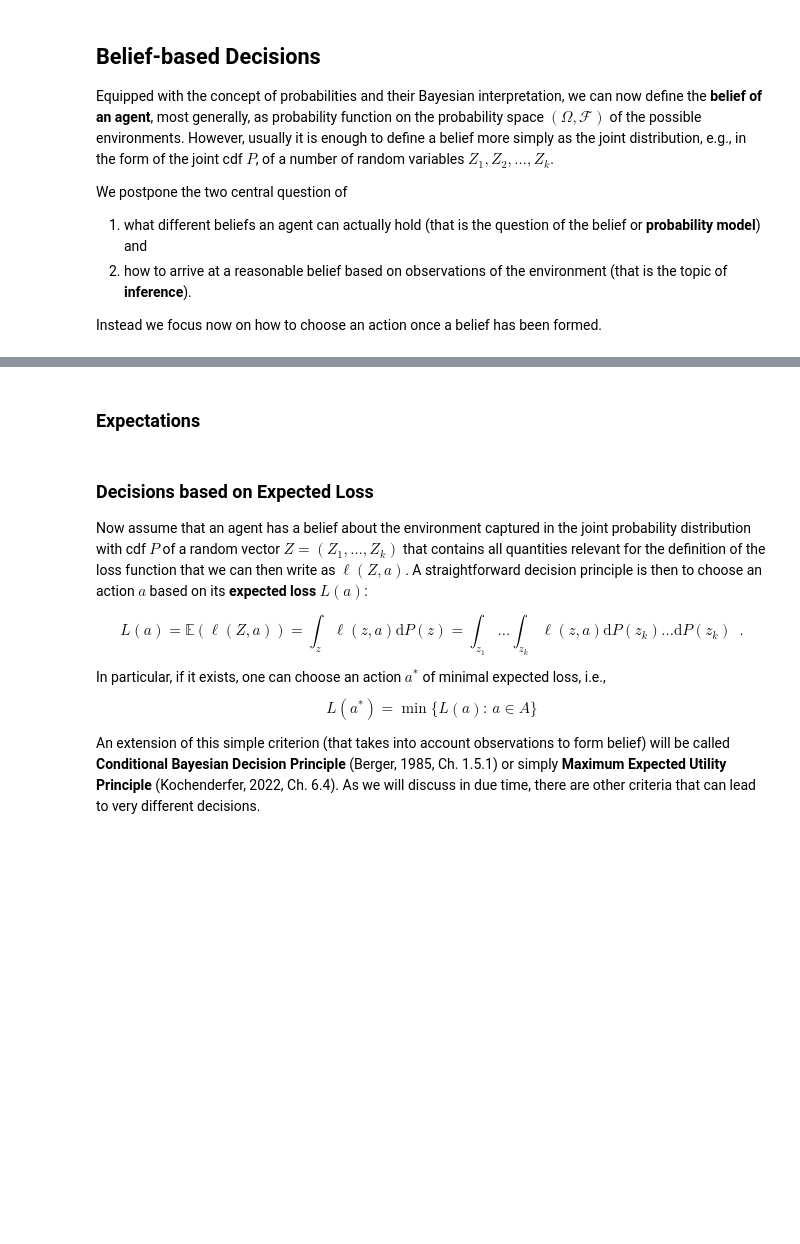
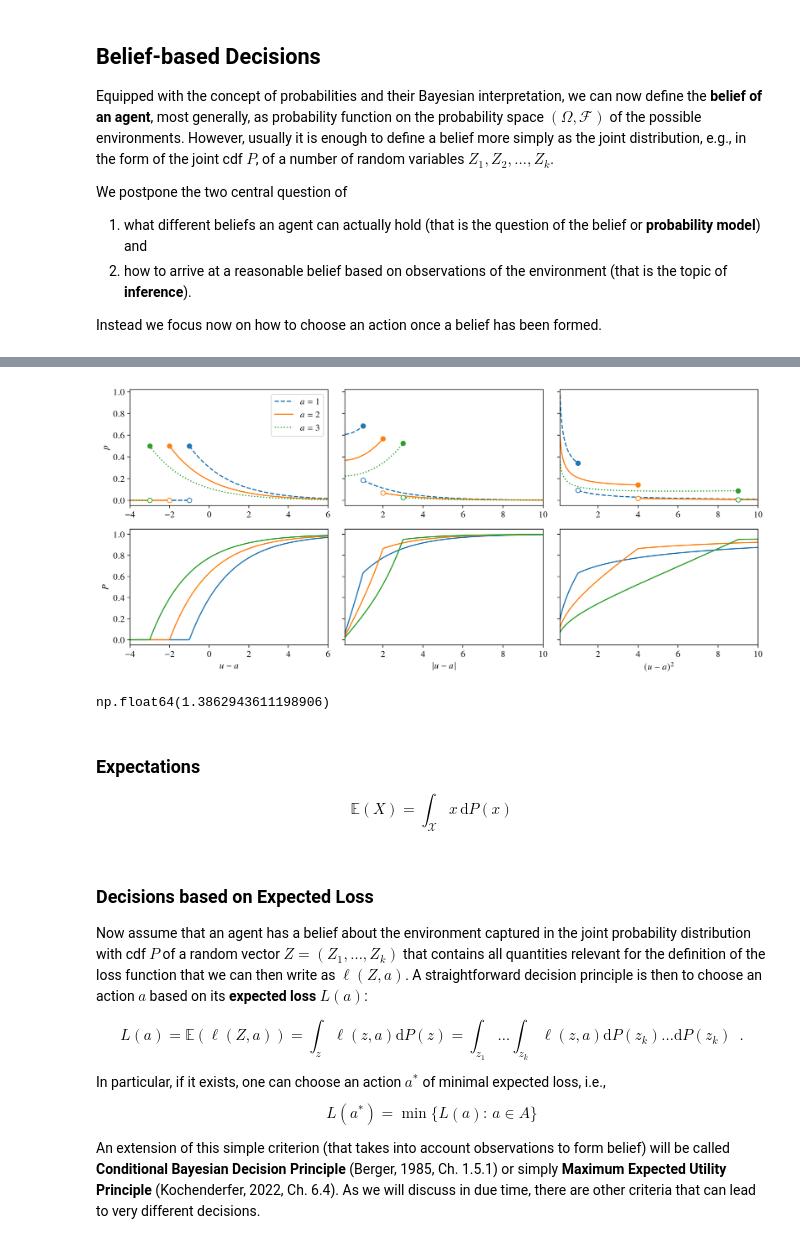
Before and after one commit to marioboley/Uni-Haifa-214.4312-Code, a Jupyter notebook: 1.1_introduction.ipynb, the cells around one changed output, grey strips where cells are left out. Saved outputs shown, nothing was run; the diff lists cells and outputs as text; code cells hidden in the pictures; blank space fills up the shorter version.

```diff
--- a/1.1_introduction.ipynb
+++ b/1.1_introduction.ipynb
@@ -257,5 +248,35 @@ Instead we focus now on how to choose an action once a belief has been formed.
+# %%
+lam = 1/2
+actions = [1, 2, 3]
+lss = ['--', '-', ':']
+
+us = np.linspace(-4, 6, 200)
+errs = us - 1
+ls = np.linspace(0.1, 10, 200)
+fig, ax = subplotgrid(['$u-a$', '$|u-a|$', r'$(u-a)^2$'], ['$p$', '$P$'], sharex=False, sharey='row', figsize=SLIDE_FIG_DIMS)
+# ax[0][0].plot(us, expon(scale=1/lam).pdf(us))
+for a, l_sty in zip(actions, lss):
+    err_dist = expon(scale=1/lam, loc=-a)
+    plotf(ax[0][0], err_dist.pdf, -4, 6, discont=[-a], ls=l_sty, label=f'$a={a}$')
+    plotf(ax[0][1], lambda loss: (err_dist.pdf(loss)+err_dist.pdf(-loss)), 0.1, 10, discont=a, sides='right', ls=l_sty)
+    plotf(ax[0][2], lambda loss: (err_dist.pdf(loss**0.5)+err_dist.pdf(-loss**0.5))/(2*loss**0.5), 0.1, 10, discont=a**2, sides='right', ls=l_sty)
+    ax[1][0].plot(us, expon(scale=1/lam, loc=-a).cdf(us))
+    ax[1][1].plot(ls, (expon(scale=1/lam, loc=-a).cdf(ls) - expon(loc=-a, scale=1/lam).cdf(-ls)))
+    ax[1][2].plot(ls, (expon(scale=1/lam, loc=-a).cdf(ls**0.5) - expon(loc=-a, scale=1/lam).cdf(-ls**0.5)))
+ax[0][0].legend()
+plt.show()
+# %% [output]
+[figure, added]
+# %%
+np.log(2)*2
+# %% [output]
+np.float64(1.3862943611198906)
 # %% [markdown]
 ### Expectations
+
+$$
+\mathbb E(X) = \int_\mathcal{X} x \, \mathrm{d}P(x)
+$$
 # %% [markdown]
 ### Decisions based on Expected Loss
 
```
Also changed, not shown: parts of 4 cells of this notebook, 1 other file.
